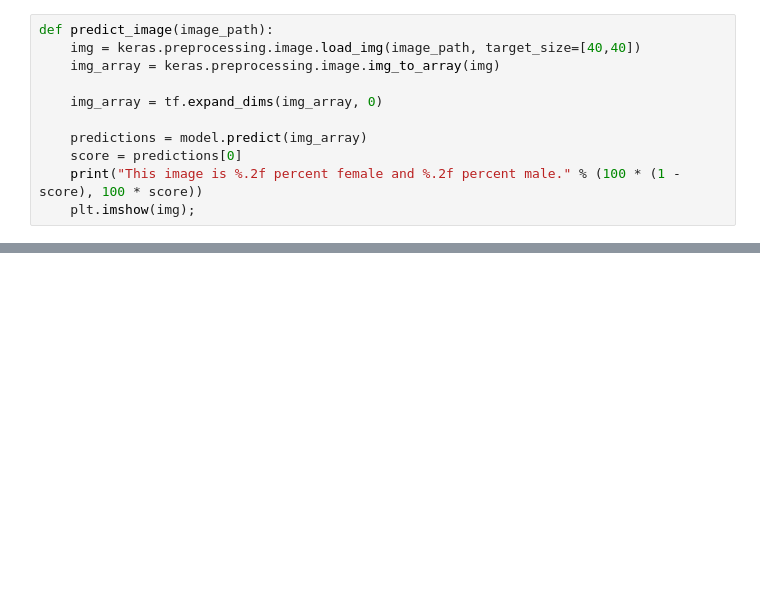
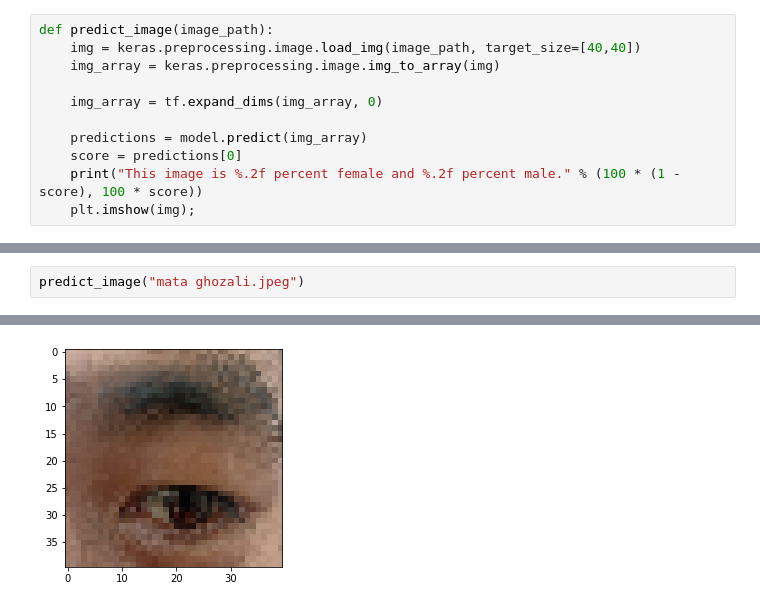
Before and after one commit to Mira16-SL-SL/PA-KB, a Jupyter notebook: PA KB.ipynb, the cells around one changed output, grey strips where cells are left out. Saved outputs shown, nothing was run; the diff lists cells and outputs as text; blank space fills up the shorter version.

```diff
--- a/PA KB.ipynb
+++ b/PA KB.ipynb
@@ -246,0 +213,3 @@ This image is 0.12 percent female and 99.88 percent male.
+# %%
+predict_image("mata ghozali.jpeg")
+# %% [output]
@@ -246,0 +218 @@ This image is 0.12 percent female and 99.88 percent male.
+[figure, added]
```
Also changed, not shown: parts of 36 cells of this notebook.
